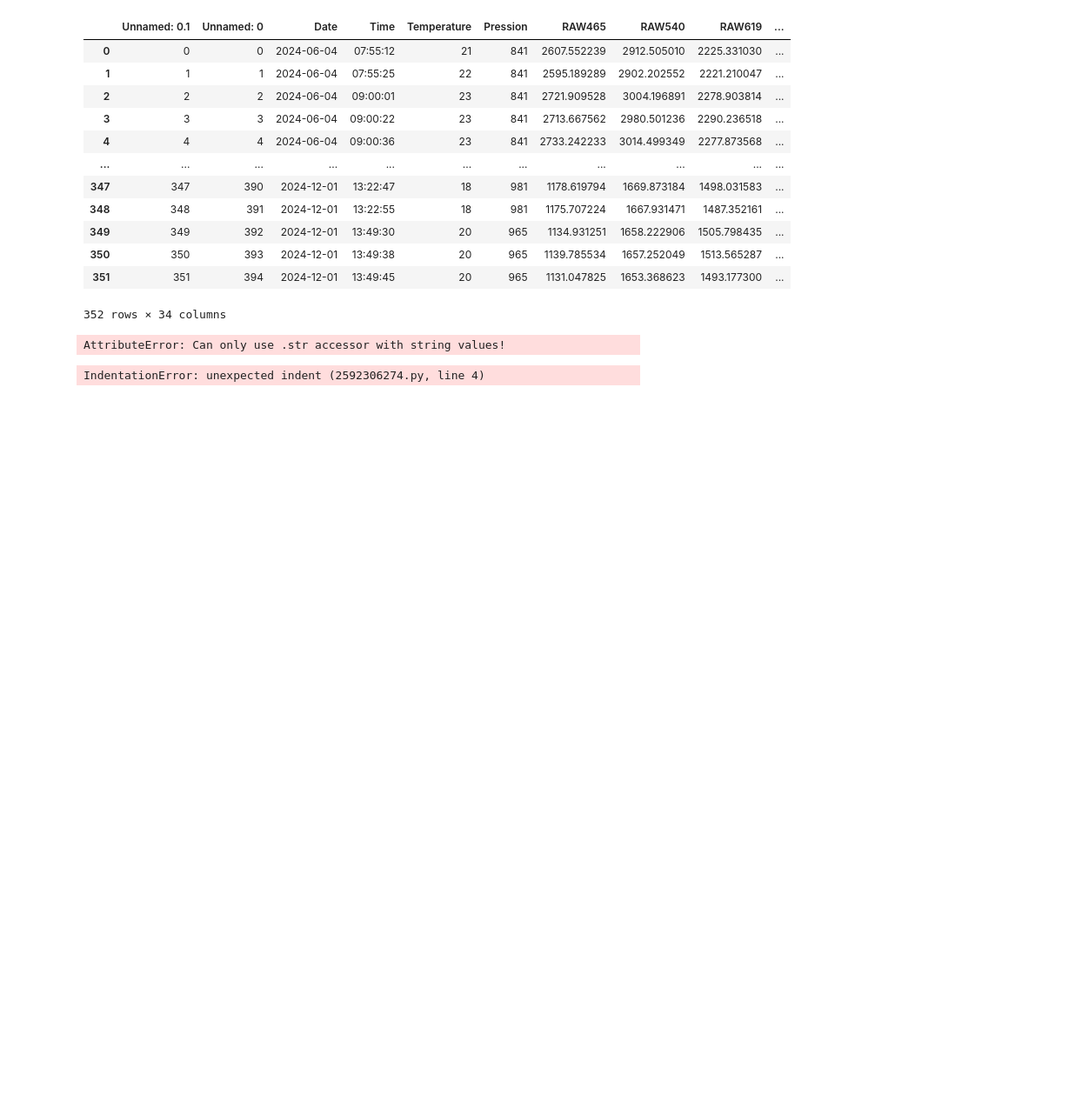
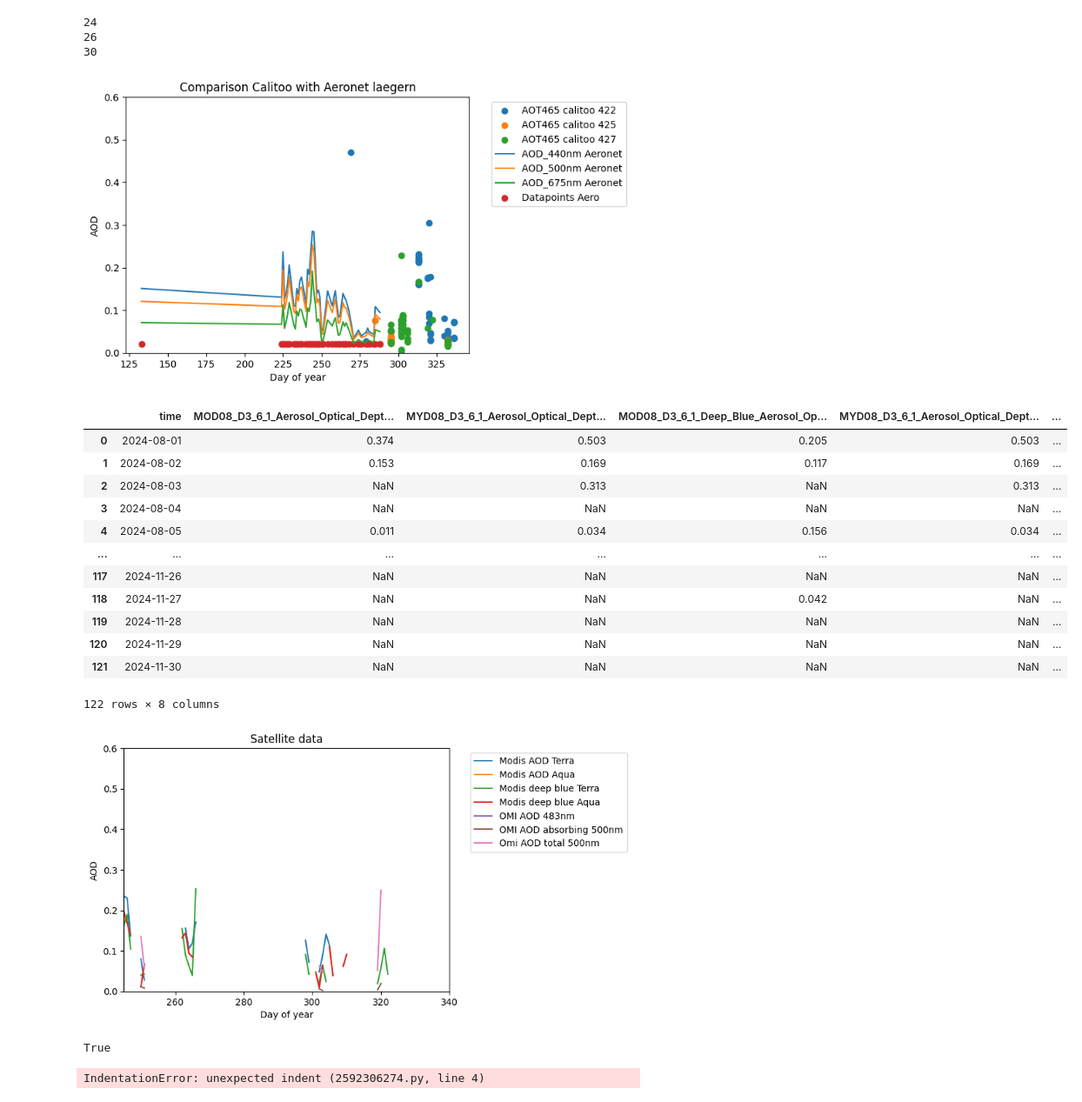
Before and after one commit to Mdmdma/atmospheric_remote_sensing, a Jupyter notebook: daten calitoo/full_dataset_calibrated.ipynb, the cells around one changed output. Shown: that part at 87% size. Cells and saved outputs as stored; diff of their text form; code cells hidden in the pictures; blank space fills up the shorter version.

Commit message:
new satelite data

```diff
--- a/daten calitoo/full_dataset_calibrated.ipynb
+++ b/daten calitoo/full_dataset_calibrated.ipynb
@@ -2,25 +2,25 @@
 import pandas as pd
 import numpy as np
 import matplotlib.pyplot as plt
-from satellite_and_aeronet import calitoo, aeronet
+from satellite_and_aeronet import calitoo, aeronet, satelite
 from IPython.display import display
 
-filenames = [r'../daten calitoo/preprocessed_data_with_AOD_all.csv']
-# = [r'../daten calitoo/0123_20240604_075512_10_ours.txt', r'../daten calitoo/0425_20240604_082717_10.txt', r'../daten calitoo/0427_20240604_082717_10.txt']
-columns_with_commas = ['Elevation', 'AOT465', 'AOT540', 'AOT619', 'Alpha', 'R²']
-columns_to_numbers = ['Temperature', 'Pression', 'RAW465', 'RAW540', 'RAW619','Elevation', 'AOT465', 'AOT540', 'AOT619', 'Alpha', 'R²']
+filenames = [r'calibrated_data/preprocessed_data_with_AOD_all_calitoo_422.csv', r'calibrated_data/preprocessed_data_with_AOD_all_calitoo_425.csv',r'calibrated_data/preprocessed_data_with_AOD_all_calitoo_427.csv']
+columns_with_commas = ['Elevation', 'AOT465', 'AOT540', 'AOT619', 'Alpha', 'RÂ²']
+columns_to_numbers = ['Temperature', 'Pression', 'RAW465', 'RAW540', 'RAW619','Elevation', 'AOT465', 'AOT540', 'AOT619', 'Alpha', 'RÂ²']
+calitoo_list = ['422', '425', '427']
 
 locations = ['laegern', 'payerne']
 coord_threshold = [4700,800,4770,870] # lat0, long0, lat1, long1
-coord_threshold = [4500, 8, 4900, 1000]
+
 alpha_threshold = 2
 r_threshold = 0.8
 aot_threshold = 0.8
 
-def plot_calitoo(dataframe):
+def plot_calitoo(dataframe, calitoo_number):
     wavelengths_cal = ['AOT465'] #, 'AOT540', 'AOT619'
     for wavelength in wavelengths_cal:
-        plt.scatter(dataframe['Date'].dt.dayofyear, dataframe[wavelength].where(dataframe[wavelength]<0.5), label=f'{wavelength} cal')
+        plt.scatter(dataframe['Date'].dt.dayofyear, dataframe[wavelength].where(dataframe[wavelength]<0.5), label=f'{wavelength} calitoo {calitoo_list[calitoo_number]}')
     #plt.scatter(dataframe['Date'].dt.dayofyear, np.full((dataframe.shape[0],), 0.02), label='Datapoints cal')
     plt.legend(bbox_to_anchor=(1.05, 1), loc='upper left')
     plt.xlabel('Day of year')
@@ -31,65 +31,67 @@ def plot_calitoo(dataframe):
 
 for index, filename in enumerate(filenames):
     data = pd.read_csv(filenames[index], skiprows=0, delimiter=',')
-    columns_with_commas = ['Elevation', 'AOT465', 'AOT540', 'AOT619', 'Alpha', 'R²']
-    display(data)
-    if index == 0:
-        for column in columns_with_commas:
-            data[column] = pd.to_numeric(data[column].str.replace(',', '.'), errors='coerce')
-
     data = data.replace('-.--', np.nan)
 
     for column in columns_to_numbers:
         data[column] = pd.to_numeric(data[column])
+
     data['Latitude'] = pd.to_numeric(data['Latitude'].str.replace('N', ''), errors='coerce')
     data['Longitude'] = pd.to_numeric(data['Longitude'].str.replace('E', ''), errors='coerce')
     data['Altitude'] = pd.to_numeric(data['Altitude'].str.replace('E', ''), errors='coerce')
     data['Date'] = pd.to_datetime(data['Date'], format='%Y-%m-%d')
     data['Time'] = data['Time'].str.replace('.', '0')
     data['Time'] = pd.to_datetime(data['Time'], format='%H:%M:%S',  errors='coerce').dt.time
 
     filtered_data = data[
         # Latitude condition (between lat0 and lat1)
         (data['Latitude'] >= coord_threshold[0]) &
         (data['Latitude'] <= coord_threshold[2]) &
 
         # Longitude condition (between long0 and long1)
         (data['Longitude'] >= coord_threshold[1]) &
         (data['Longitude'] <= coord_threshold[3]) &
 
         # Alpha threshold condition
         (data['Alpha'] <= alpha_threshold) &
 
         # R² threshold condition
-        (data['R²'] >= r_threshold)&
+        (data['RÂ²'] >= r_threshold)&
 
         (data['AOT465']< aot_threshold)&
         (data['AOT540']< aot_threshold)&
         (data['AOT540']< aot_threshold)
     ]
     print(data.isna().sum().sum())
 
 
 
-    plot_calitoo(filtered_data)
+    plot_calitoo(filtered_data, index)
     #display(filtered_data)
 
-aeronet(locations[1])
+aeronet(locations[0])
+satelite(245,340)
+1==1
 # %% [output]
+24
+26
+30
+[figure, added]
-|  | Unnamed: 0.1 | Unnamed: 0 | Date | Time | Temperature | Pression | RAW465 | RAW540 | RAW619 | ... |
-| 0 | 0 | 0 | 2024-06-04 | 07:55:12 | 21 | 841 | 2607.552239 | 2912.505010 | 2225.331030 | ... |
-| 1 | 1 | 1 | 2024-06-04 | 07:55:25 | 22 | 841 | 2595.189289 | 2902.202552 | 2221.210047 | ... |
-| 2 | 2 | 2 | 2024-06-04 | 09:00:01 | 23 | 841 | 2721.909528 | 3004.196891 | 2278.903814 | ... |
-| 3 | 3 | 3 | 2024-06-04 | 09:00:22 | 23 | 841 | 2713.667562 | 2980.501236 | 2290.236518 | ... |
-| 4 | 4 | 4 | 2024-06-04 | 09:00:36 | 23 | 841 | 2733.242233 | 3014.499349 | 2277.873568 | ... |
-| ... | ... | ... | ... | ... | ... | ... | ... | ... | ... | ... |
-| 347 | 347 | 390 | 2024-12-01 | 13:22:47 | 18 | 981 | 1178.619794 | 1669.873184 | 1498.031583 | ... |
-| 348 | 348 | 391 | 2024-12-01 | 13:22:55 | 18 | 981 | 1175.707224 | 1667.931471 | 1487.352161 | ... |
-| 349 | 349 | 392 | 2024-12-01 | 13:49:30 | 20 | 965 | 1134.931251 | 1658.222906 | 1505.798435 | ... |
-| 350 | 350 | 393 | 2024-12-01 | 13:49:38 | 20 | 965 | 1139.785534 | 1657.252049 | 1513.565287 | ... |
-| 351 | 351 | 394 | 2024-12-01 | 13:49:45 | 20 | 965 | 1131.047825 | 1653.368623 | 1493.177300 | ... |
+|  | time | MOD08_D3_6_1_Aerosol_Optical_Dept... | MYD08_D3_6_1_Aerosol_Optical_Dept... | MOD08_D3_6_1_Deep_Blue_Aerosol_Op... | MYD08_D3_6_1_Aerosol_Optical_Dept... | ... |
+| 0 | 2024-08-01 | 0.374 | 0.503 | 0.205 | 0.503 | ... |
+| 1 | 2024-08-02 | 0.153 | 0.169 | 0.117 | 0.169 | ... |
+| 2 | 2024-08-03 | NaN | 0.313 | NaN | 0.313 | ... |
+| 3 | 2024-08-04 | NaN | NaN | NaN | NaN | ... |
+| 4 | 2024-08-05 | 0.011 | 0.034 | 0.156 | 0.034 | ... |
+| ... | ... | ... | ... | ... | ... | ... |
+| 117 | 2024-11-26 | NaN | NaN | NaN | NaN | ... |
+| 118 | 2024-11-27 | NaN | NaN | 0.042 | NaN | ... |
+| 119 | 2024-11-28 | NaN | NaN | NaN | NaN | ... |
+| 120 | 2024-11-29 | NaN | NaN | NaN | NaN | ... |
+| 121 | 2024-11-30 | NaN | NaN | NaN | NaN | ... |
-352 rows × 34 columns
-AttributeError: Can only use .str accessor with string values!
+122 rows × 8 columns
+[figure, added]
+True
 # %%
 file_path = os.path.join(folder_path, filename)
 
```
Also changed, not shown: 8 other files.
